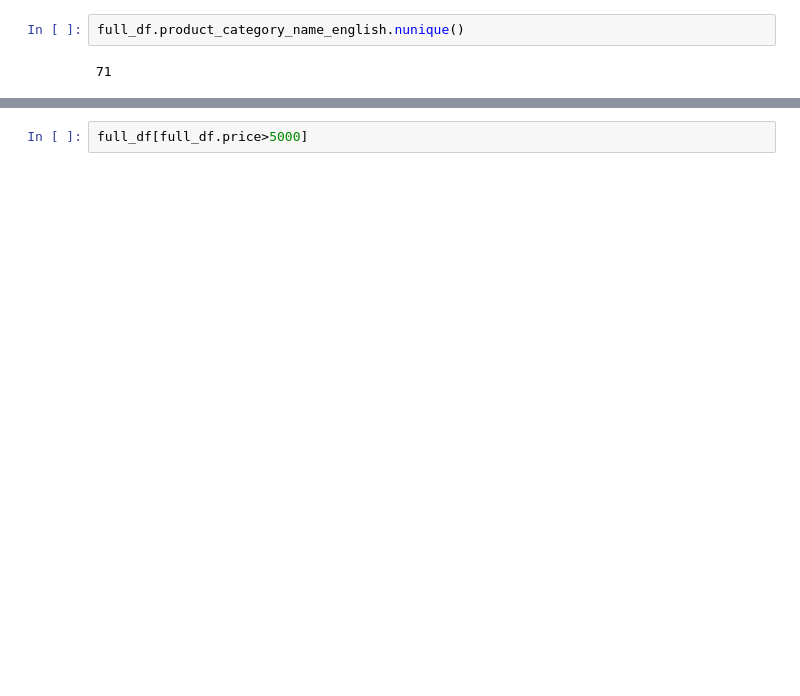
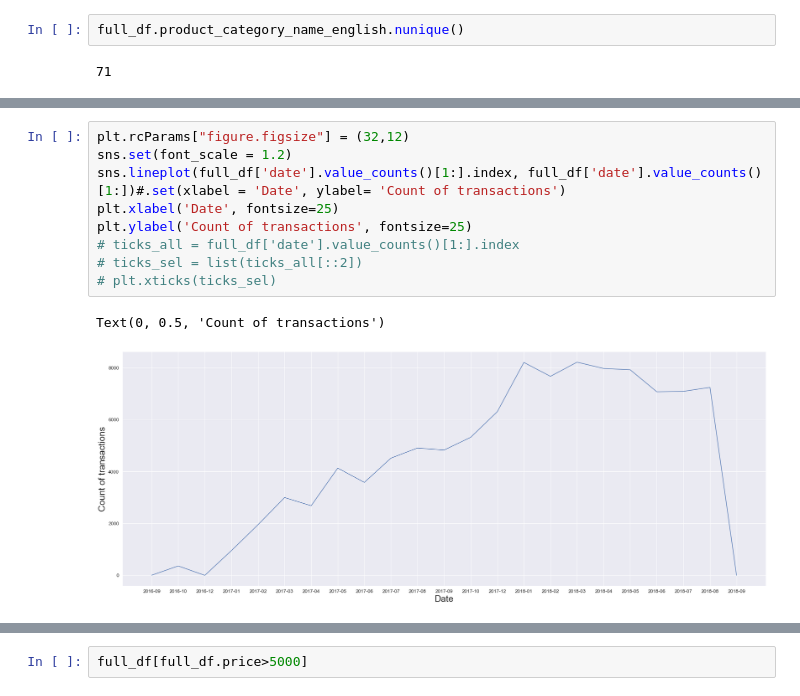
Before and after one commit to pzolnierczyk/E-commerce-Clustering, a Jupyter notebook: clustering.ipynb, the cells around one changed output, grey strips where cells are left out. Saved outputs shown, nothing was run; the diff lists cells and outputs as text; blank space fills up the shorter version.

```diff
--- a/clustering.ipynb
+++ b/clustering.ipynb
@@ -97,0 +164,12 @@ However, this categorical variable variable is used later on and the missing val
+# %%
+plt.rcParams["figure.figsize"] = (32,12)
+sns.set(font_scale = 1.2)
+sns.lineplot(full_df['date'].value_counts()[1:].index, full_df['date'].value_counts()[1:])#.set(xlabel = 'Date', ylabel= 'Count of transactions')
+plt.xlabel('Date', fontsize=25)
+plt.ylabel('Count of transactions', fontsize=25)
+# ticks_all = full_df['date'].value_counts()[1:].index
+# ticks_sel = list(ticks_all[::2])
+# plt.xticks(ticks_sel)
+# %% [output]
+Text(0, 0.5, 'Count of transactions')
+[figure, added]
```
Also changed, not shown: parts of 36 cells of this notebook.
